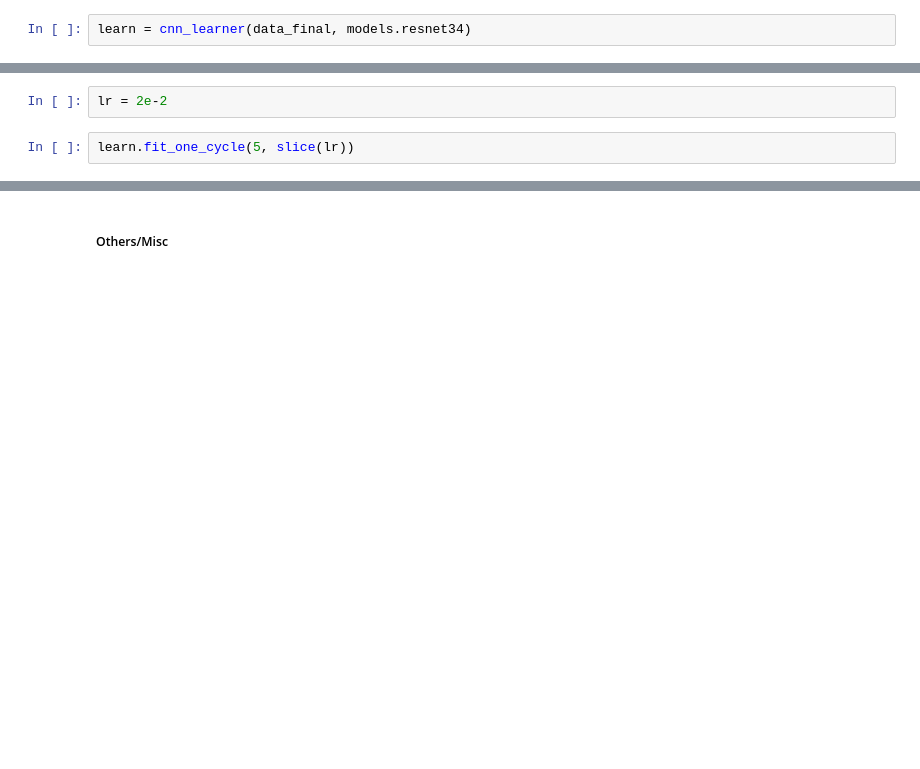
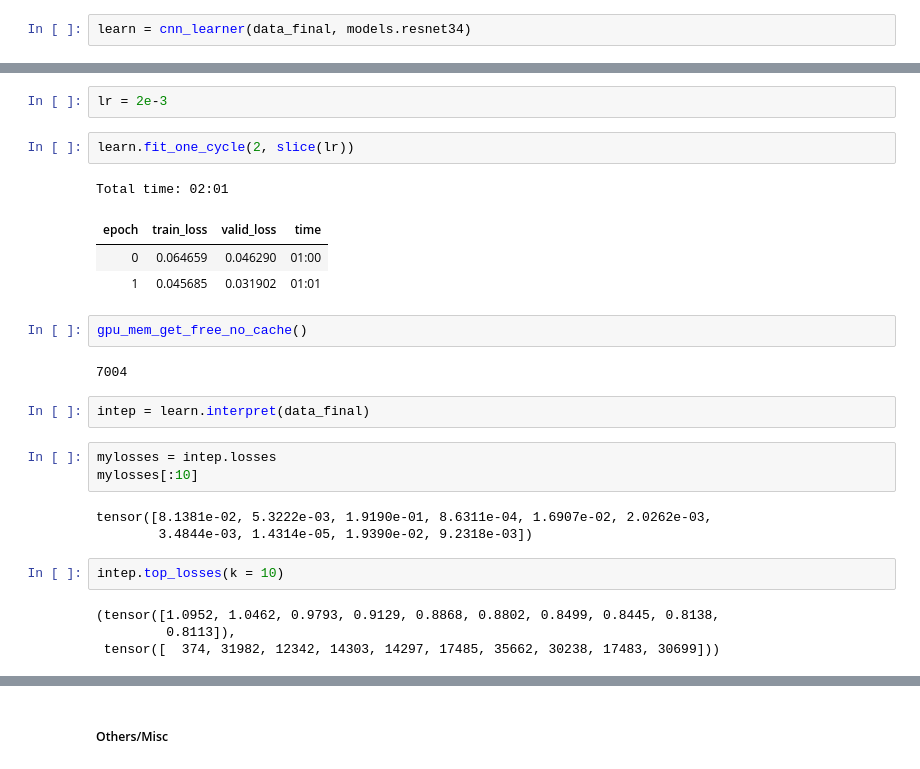
Before and after one commit to sutt/course-v3, a Jupyter notebook: nbs/custom/alphapilot-1.ipynb, the cells around one changed output, grey strips where cells are left out. Cells and saved outputs as stored; diff of their text form; blank space fills up the shorter version.

```diff
--- a/nbs/custom/alphapilot-1.ipynb
+++ b/nbs/custom/alphapilot-1.ipynb
@@ -349,4 +593,27 @@ BrokenPipeError: [Errno 32] Broken pipe
 # %%
-lr = 2e-2
+lr = 2e-3
 # %%
-learn.fit_one_cycle(5, slice(lr))
+learn.fit_one_cycle(2, slice(lr))
+# %% [output]
+Total time: 02:01
+| epoch | train_loss | valid_loss | time |
+| 0 | 0.064659 | 0.046290 | 01:00 |
+| 1 | 0.045685 | 0.031902 | 01:01 |
+# %%
+gpu_mem_get_free_no_cache()
+# %% [output]
+7004
+# %%
+intep = learn.interpret(data_final)
+# %%
+mylosses = intep.losses
+mylosses[:10]
+# %% [output]
+tensor([8.1381e-02, 5.3222e-03, 1.9190e-01, 8.6311e-04, 1.6907e-02, 2.0262e-03,
+        3.4844e-03, 1.4314e-05, 1.9390e-02, 9.2318e-03])
+# %%
+intep.top_losses(k = 10)
+# %% [output]
+(tensor([1.0952, 1.0462, 0.9793, 0.9129, 0.8868, 0.8802, 0.8499, 0.8445, 0.8138,
+         0.8113]),
+ tensor([  374, 31982, 12342, 14303, 14297, 17485, 35662, 30238, 17483, 30699]))
```
Also changed, not shown: parts of 64 cells of this notebook, 3 other files.
